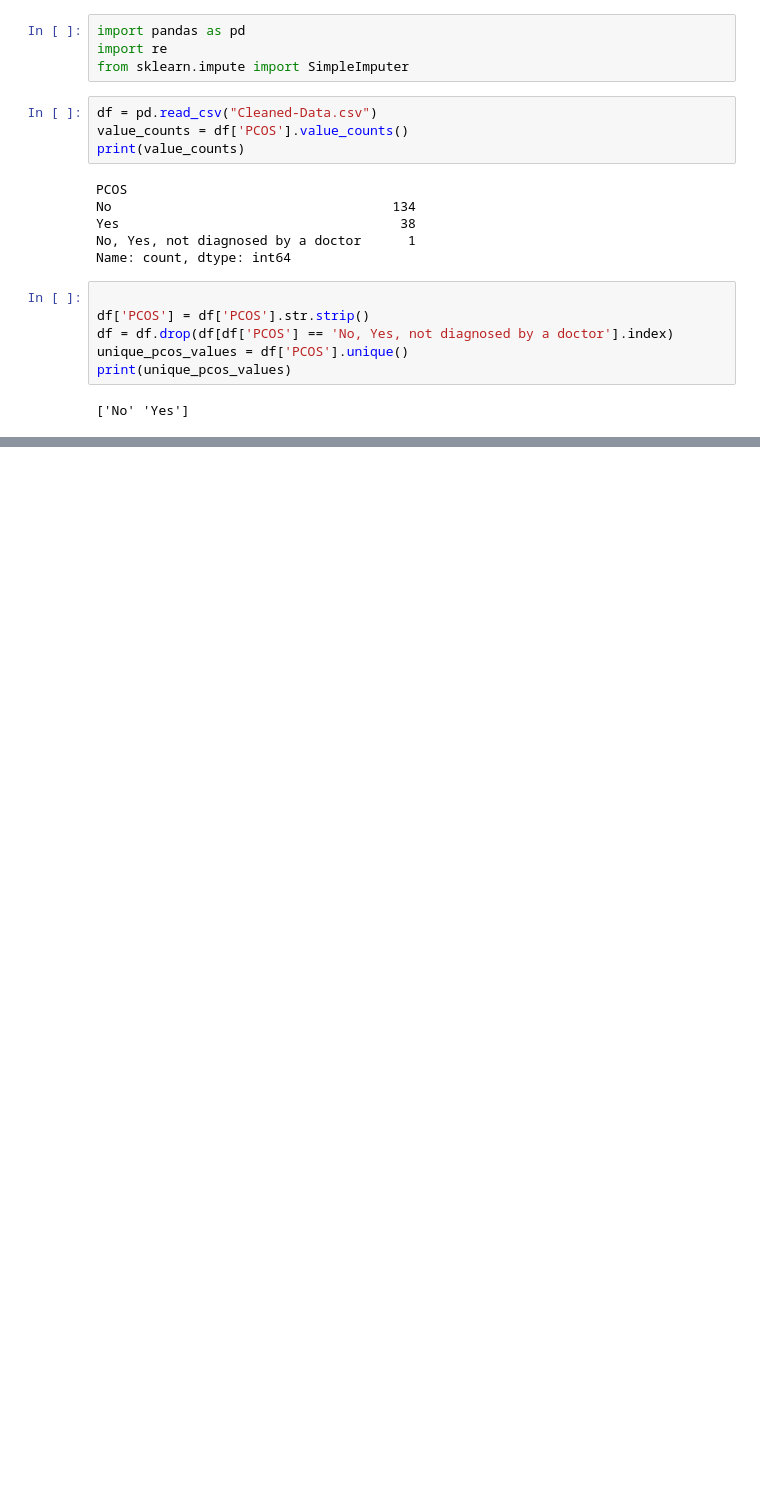
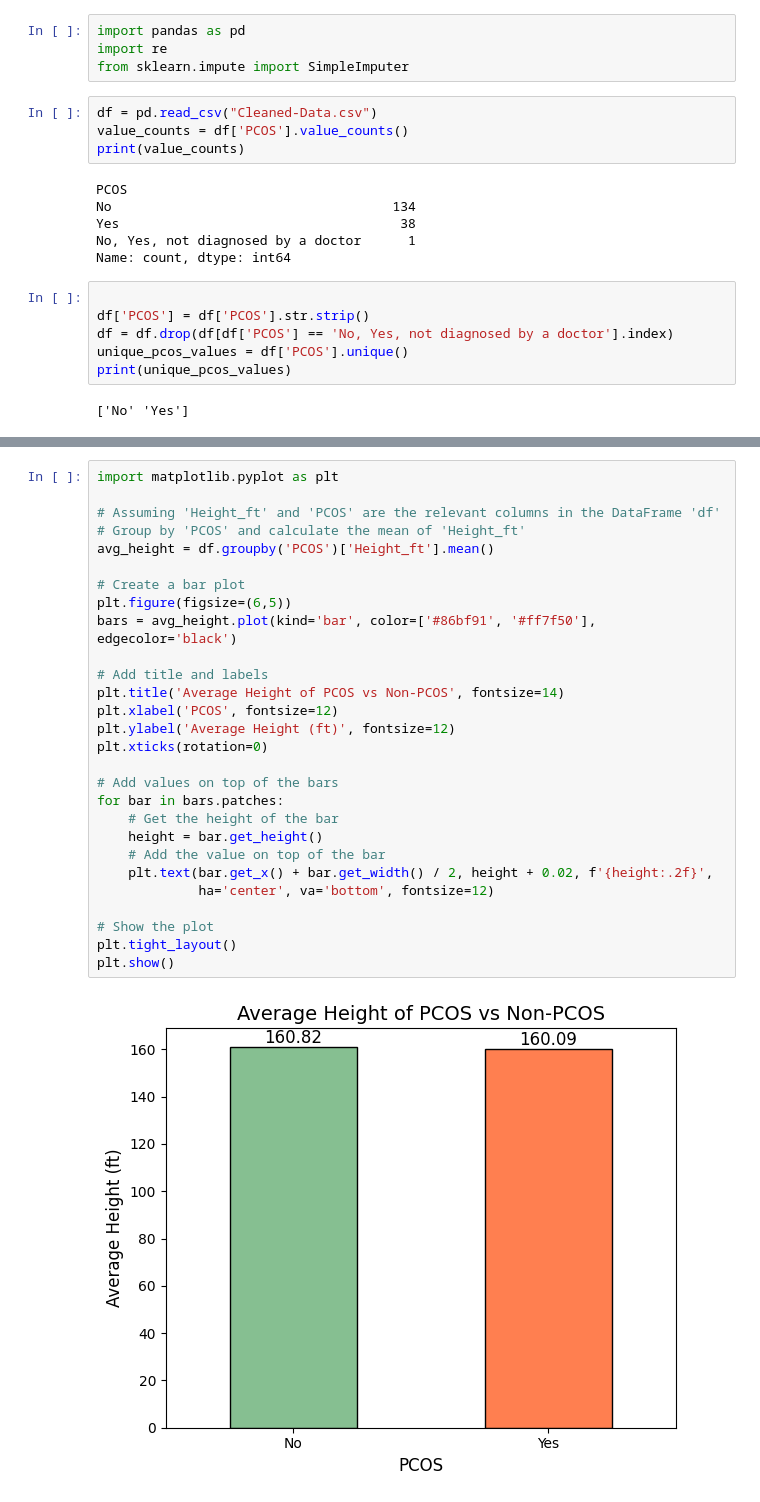
Before and after one commit to hasaanahmedrana/PCOS-Project, a Jupyter notebook: Analysis.ipynb, the cells around one changed output, grey strips where cells are left out. Cells and saved outputs as stored; diff of their text form; blank space fills up the shorter version.

```diff
--- a/Analysis.ipynb
+++ b/Analysis.ipynb
@@ -22,0 +56,30 @@ print(unique_pcos_values)
+# %%
+import matplotlib.pyplot as plt
+
+# Assuming 'Height_ft' and 'PCOS' are the relevant columns in the DataFrame 'df'
+# Group by 'PCOS' and calculate the mean of 'Height_ft'
+avg_height = df.groupby('PCOS')['Height_ft'].mean()
+
+# Create a bar plot
+plt.figure(figsize=(6,5))
+bars = avg_height.plot(kind='bar', color=['#86bf91', '#ff7f50'], edgecolor='black')
+
+# Add title and labels
+plt.title('Average Height of PCOS vs Non-PCOS', fontsize=14)
+plt.xlabel('PCOS', fontsize=12)
+plt.ylabel('Average Height (ft)', fontsize=12)
+plt.xticks(rotation=0)
+
+# Add values on top of the bars
+for bar in bars.patches:
+    # Get the height of the bar
+    height = bar.get_height()
+    # Add the value on top of the bar
+    plt.text(bar.get_x() + bar.get_width() / 2, height + 0.02, f'{height:.2f}',
+             ha='center', va='bottom', fontsize=12)
+
+# Show the plot
+plt.tight_layout()
+plt.show()
+# %% [output]
+[figure, added]
```
Also changed, not shown: parts of 3 cells of this notebook.
